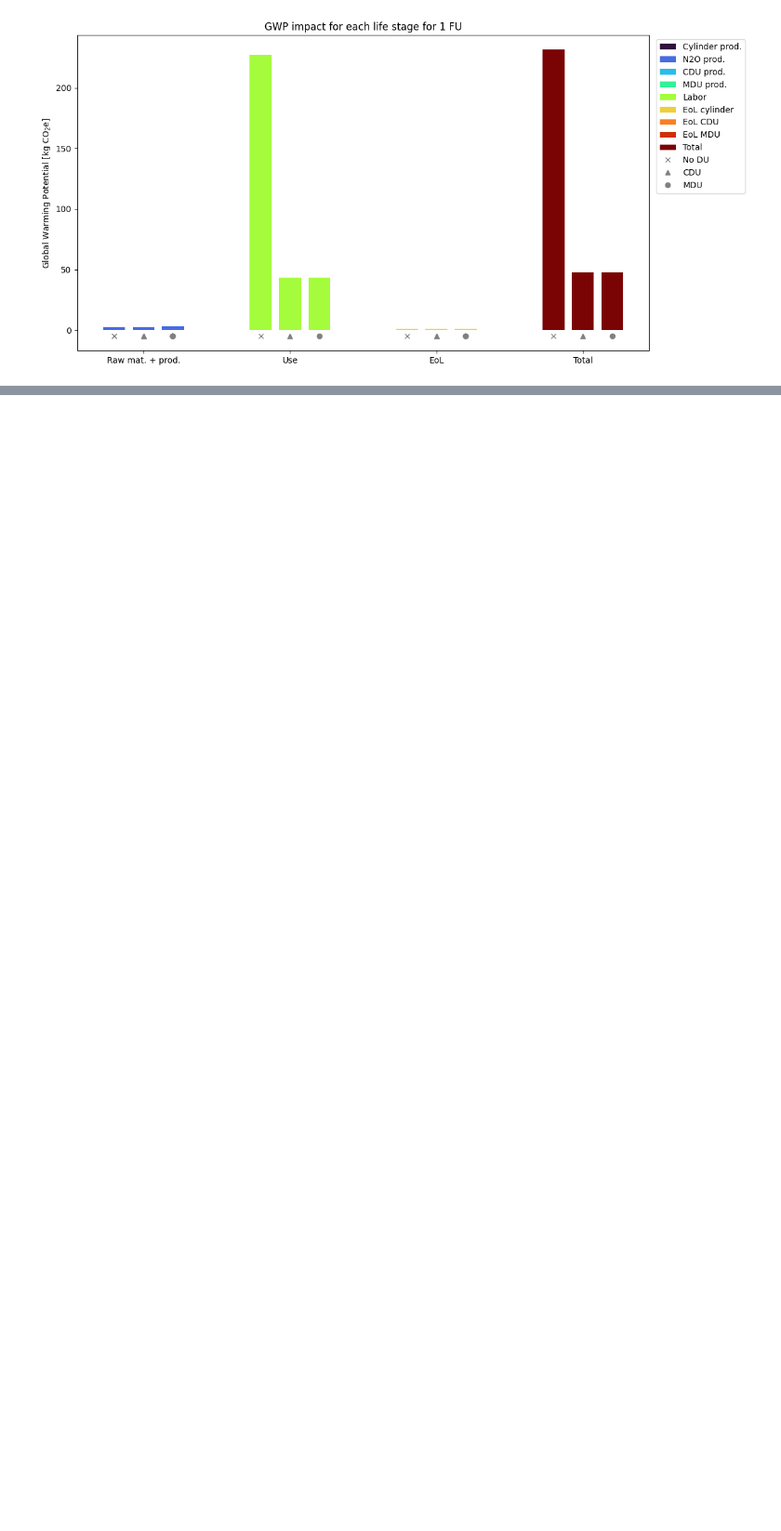
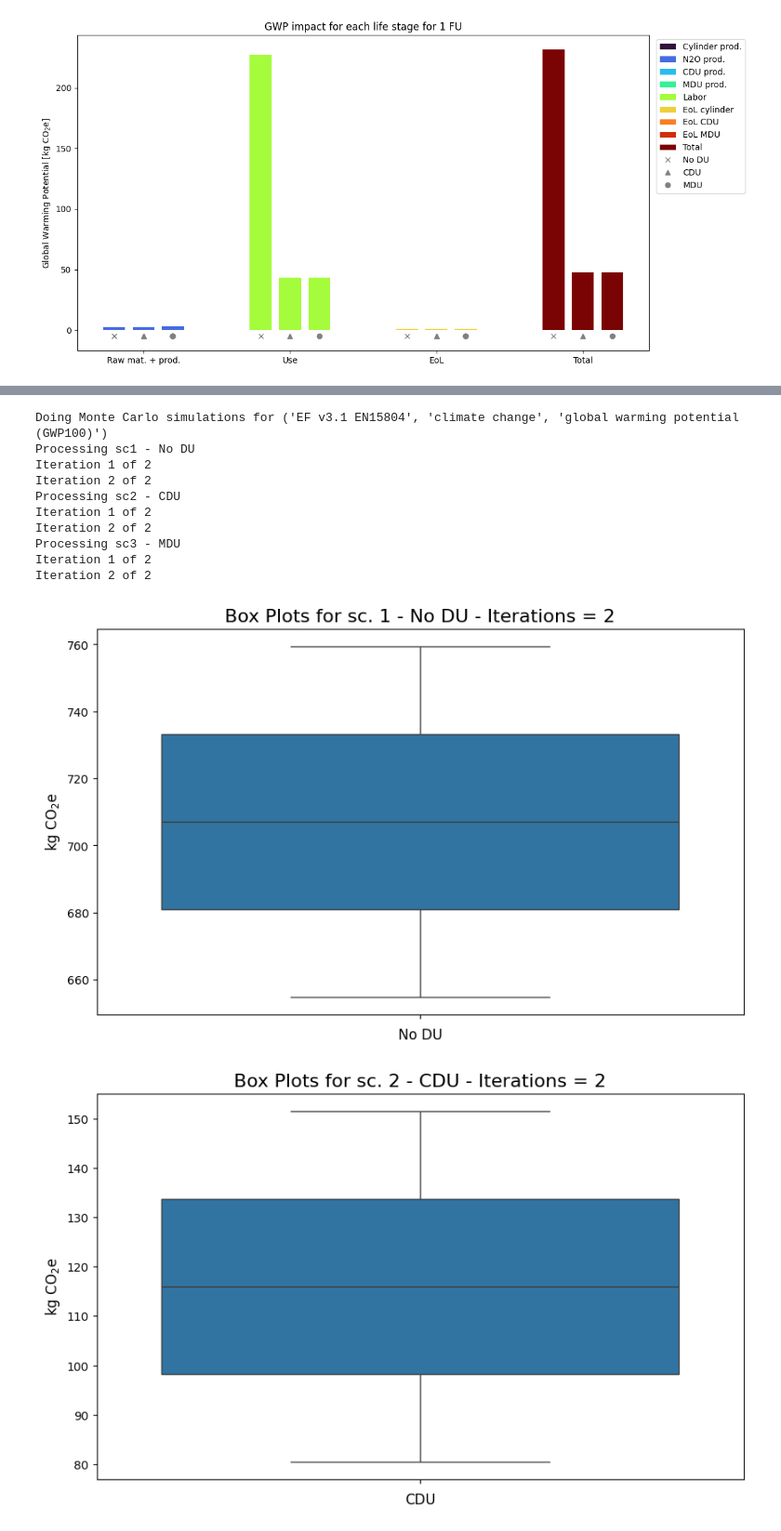
Before and after one commit to RuneWF/Single-use-vs-multi-use-in-health-care, a Jupyter notebook: Brighway/Rune BE.ipynb, the cells around one changed output, grey strips where cells are left out. Shown at 93% size. Saved outputs shown, nothing was run; the diff lists cells and outputs as text; code cells hidden in the pictures; blank space fills up the shorter version.

```diff
--- a/Brighway/Rune BE.ipynb
+++ b/Brighway/Rune BE.ipynb
@@ -1149,0 +971,24 @@ def clean_sheet_name(sheet_name, max_length=31):
+# %%
+import importlib
+import Monte_Carlo as MC
+importlib.reload(MC)  # Reloads the module after modification
+
+iterations = 2
+impact_method = impact_category[1]
+file_MC = 'monte_carlo_simulations_Rune.xlsx'
+
+MC_res, data = MC.MC_simulation(iterations, flows, db, impact_method, file_MC)
+MC.MC_graphs(flow_legend, data, iterations)
+# %% [output]
+Doing Monte Carlo simulations for ('EF v3.1 EN15804', 'climate change', 'global warming potential (GWP100)')
+Processing sc1 - No DU
+Iteration 1 of 2
+Iteration 2 of 2
+Processing sc2 - CDU
+Iteration 1 of 2
+Iteration 2 of 2
+Processing sc3 - MDU
+Iteration 1 of 2
+Iteration 2 of 2
+[figure, added]
+[figure, added]
```
Also changed, not shown: parts of 11 cells of this notebook.
